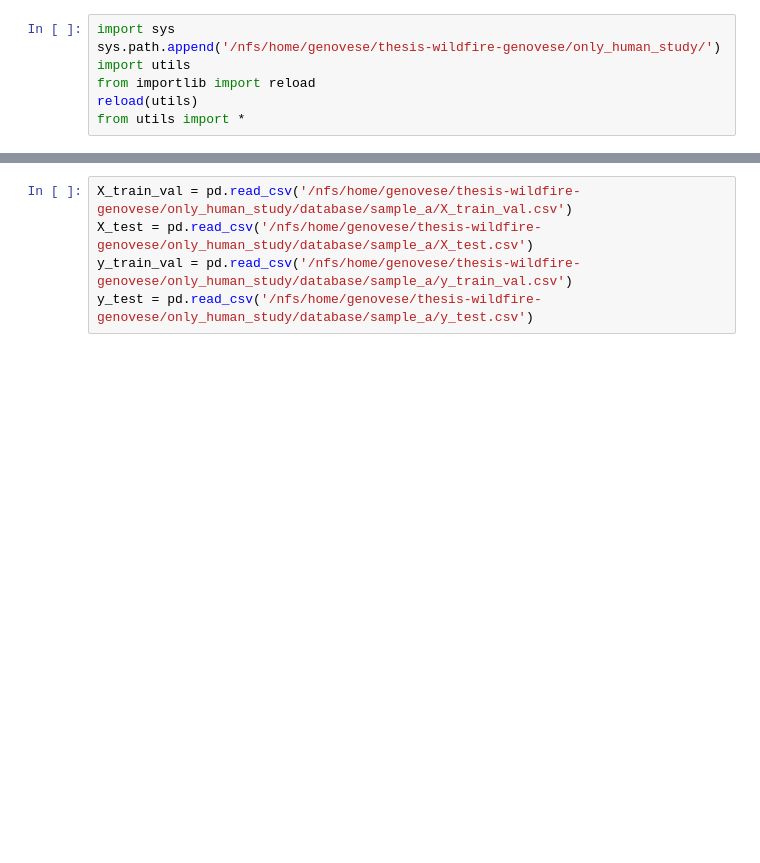
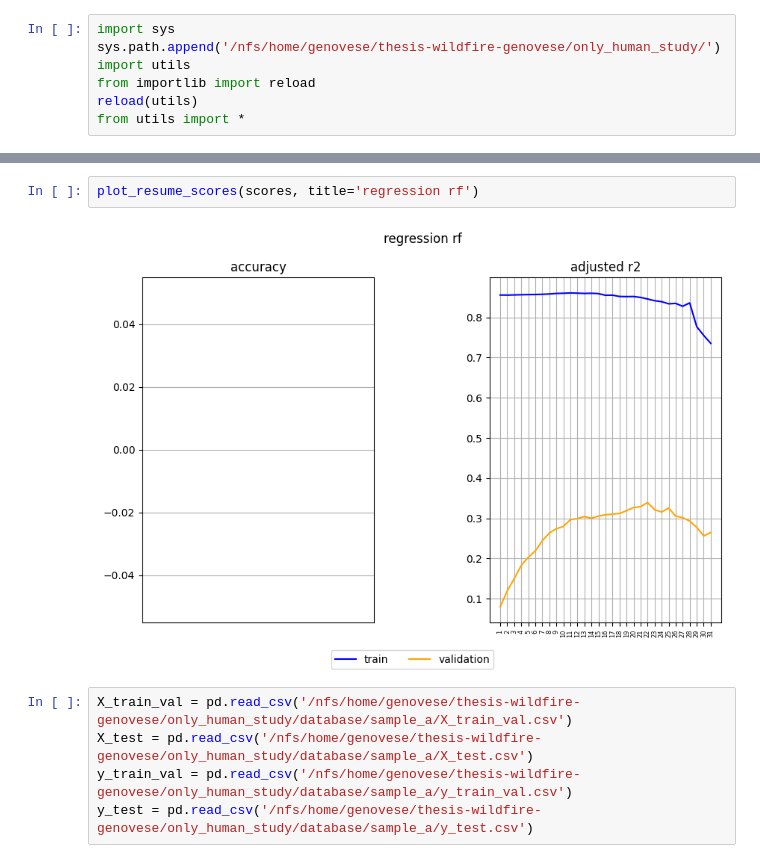
Before and after one commit to simOne-codex/thesis, a Jupyter notebook: only_human_study/sample_a/7_final_feature_selection.ipynb, the cells around one changed output, grey strips where cells are left out. Saved outputs shown, nothing was run; the diff lists cells and outputs as text; blank space fills up the shorter version.

```diff
--- a/only_human_study/sample_a/7_final_feature_selection.ipynb
+++ b/only_human_study/sample_a/7_final_feature_selection.ipynb
@@ -10,3 +103,7 @@ scores = pd.read_csv('/nfs/home/genovese/thesis-wildfire-genovese/only_human_stu
+# %%
+plot_resume_scores(scores, title='regression rf')
+# %% [output]
+[figure, added]
 # %%
 X_train_val = pd.read_csv('/nfs/home/genovese/thesis-wildfire-genovese/only_human_study/database/sample_a/X_train_val.csv')
 X_test = pd.read_csv('/nfs/home/genovese/thesis-wildfire-genovese/only_human_study/database/sample_a/X_test.csv')
```
Also changed, not shown: parts of 7 cells of this notebook, 10 other files.
